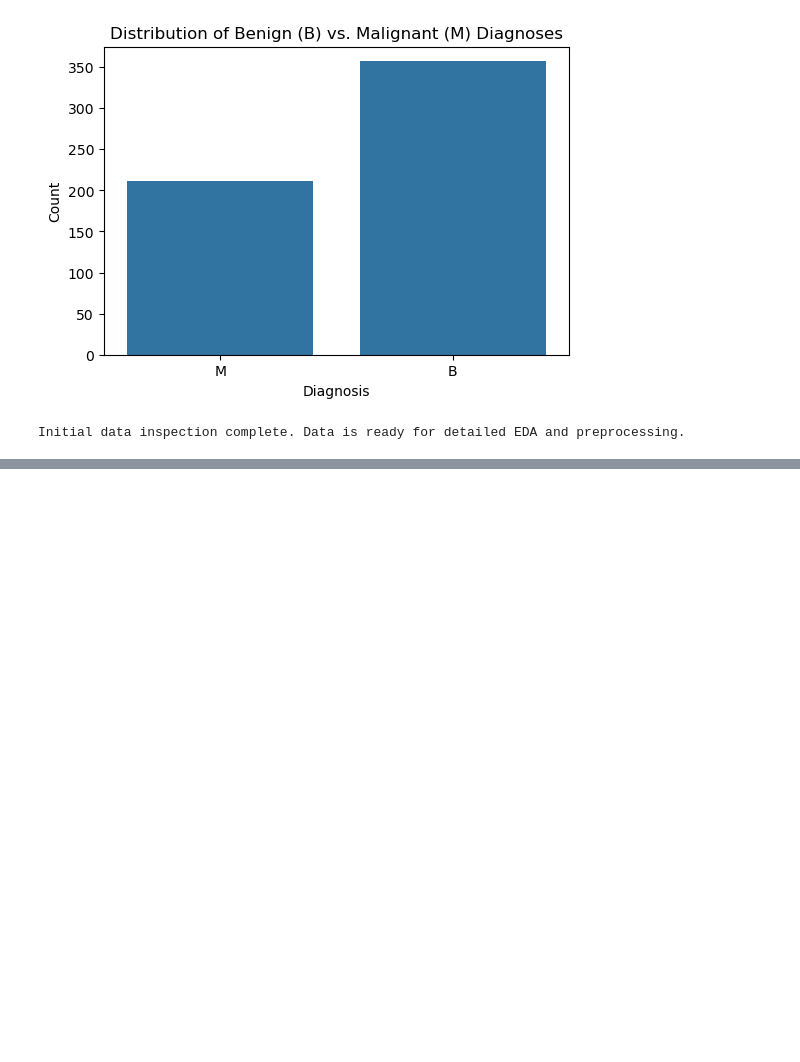
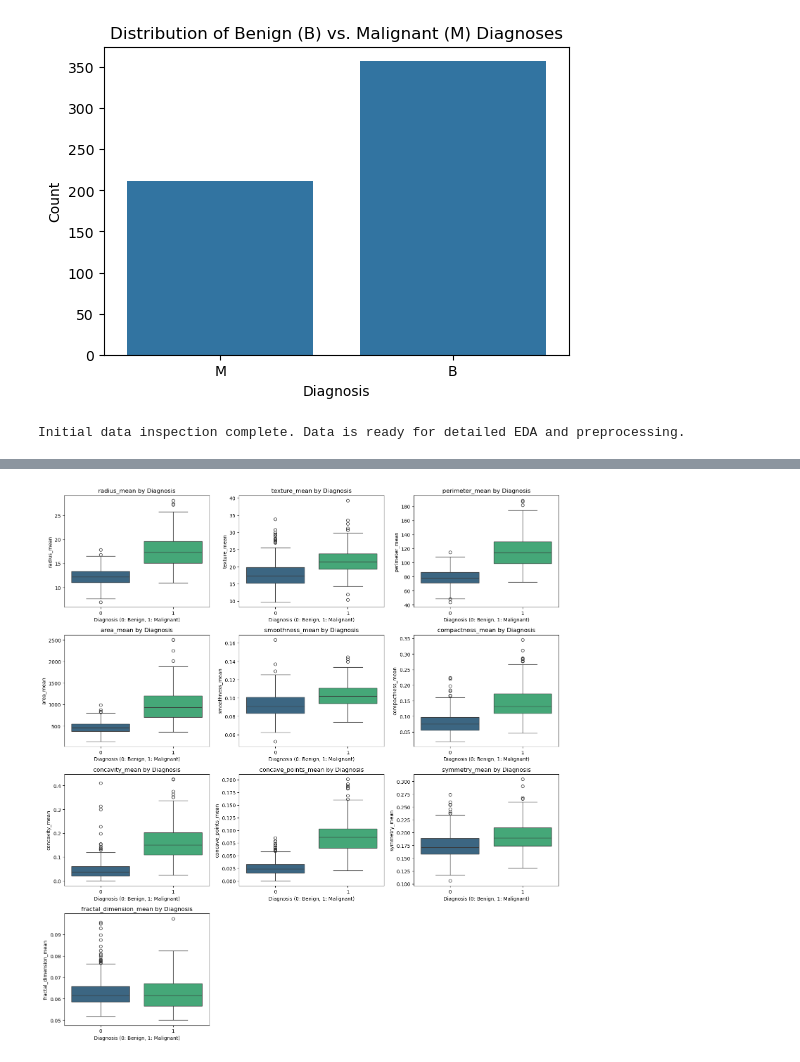
Before and after one commit to aishwaryeah88/breast-cancer-diagnosis, a Jupyter notebook: notebooks/01_breast_cancer_diagnosis_eda.ipynb, the cells around one changed output, grey strips where cells are left out. Cells and saved outputs as stored; diff of their text form; code cells hidden in the pictures; blank space fills up the shorter version.

Commit message:
feat: Completed detailed EDA and data preprocessing

```diff
--- a/notebooks/01_breast_cancer_diagnosis_eda.ipynb
+++ b/notebooks/01_breast_cancer_diagnosis_eda.ipynb
@@ -114,3 +114,97 @@ M    0.372583
 Name: proportion, dtype: float64
 [figure]
 Initial data inspection complete. Data is ready for detailed EDA and preprocessing.
+# %%
+
+
+# --- Section 4: Data Preprocessing ---
+print("\n--- Starting Data Preprocessing ---")
+
+# Task 1: Target Variable Encoding
+# 'M' (Malignant) to 1, 'B' (Benign) to 0
+# Create a copy to avoid SettingWithCopyWarning
+df_processed = df.copy()
+df_processed['Diagnosis'] = df_processed['Diagnosis'].map({'M': 1, 'B': 0})
+print("Diagnosis column encoded: 'M' (Malignant) -> 1, 'B' (Benign) -> 0")
+
+# Separate features (X) and target (y)
+X = df_processed.drop('Diagnosis', axis=1)
+y = df_processed['Diagnosis']
+print(f"Features (X) shape: {X.shape}")
+print(f"Target (y) shape: {y.shape}")
+
+
+# Task 2: Feature-Target Relationship (Visual EDA) - Deeper Dive
+# It's good to visualize how features differ between M and B classes.
+# Pick a subset of features to avoid too many plots initially.
+# Let's visualize the 'mean' features as they are usually most impactful.
+mean_features = ['radius_mean', 'texture_mean', 'perimeter_mean', 'area_mean',
+                 'smoothness_mean', 'compactness_mean', 'concavity_mean',
+                 'concave_points_mean', 'symmetry_mean', 'fractal_dimension_mean']
+
+print("\nVisualizing feature distributions per diagnosis (Box/Violin Plots):")
+# Create subplots for better organization
+n_cols = 3
+n_rows = (len(mean_features) + n_cols - 1) // n_cols # Calculate rows needed
+plt.figure(figsize=(n_cols * 5, n_rows * 4)) # Adjust figure size
+
+for i, feature in enumerate(mean_features):
+    plt.subplot(n_rows, n_cols, i + 1)
+    sns.boxplot(x='Diagnosis', y=feature, data=df_processed, palette='viridis')
+    plt.title(f'{feature} by Diagnosis')
+    plt.xlabel('Diagnosis (0: Benign, 1: Malignant)')
+    plt.ylabel(feature)
+plt.tight_layout()
+plt.show()
+
+print("\nVisualizing correlation matrix:")
+# Task 3: Correlation Analysis
+# Calculate correlation matrix
+correlation_matrix = df_processed.corr()
+
+# Plot heatmap of correlation matrix
+plt.figure(figsize=(16, 14)) # Adjust size for readability
+sns.heatmap(correlation_matrix, annot=False, cmap='coolwarm', fmt=".2f", linewidths=.5)
+plt.title('Correlation Matrix of Features')
+plt.show()
+
+# Focus on correlations with the target variable 'Diagnosis'
+print("\nTop 10 Features correlated with Diagnosis (absolute value):")
+target_correlations = correlation_matrix['Diagnosis'].abs().sort_values(ascending=False)
+print(target_correlations.head(11)) # +1 because Diagnosis correlates 1 with itself
+
+
+# Task 4: Data Scaling
+from sklearn.preprocessing import StandardScaler
+
+scaler = StandardScaler()
+X_scaled = scaler.fit_transform(X) # Fit and transform on features
+X_scaled_df = pd.DataFrame(X_scaled, columns=X.columns) # Convert back to DataFrame
+print(f"\nFeatures scaled using StandardScaler. Shape: {X_scaled_df.shape}")
+# print("First 5 rows of scaled data:")
+# print(X_scaled_df.head()) # Uncomment to see scaled data
+
+# Task 5: Train-Test Split
+from sklearn.model_selection import train_test_split
+
+# Split data into 80% training and 20% testing
+# stratify=y ensures that the proportion of M and B is the same in both train and test sets
+# random_state for reproducibility
+X_train, X_test, y_train, y_test = train_test_split(
+    X_scaled_df, y, test_size=0.2, random_state=42, stratify=y
+)
+
+print(f"\nData split into training and testing sets:")
+print(f"X_train shape: {X_train.shape}")
+print(f"X_test shape: {X_test.shape}")
+print(f"y_train shape: {y_train.shape}")
+print(f"y_test shape: {y_test.shape}")
+
+print("\nTrain-Test Split Diagnosis Distribution:")
+print("y_train distribution:")
+print(y_train.value_counts(normalize=True))
+print("y_test distribution:")
+print(y_test.value_counts(normalize=True))
+
+print("\nData preprocessing complete. Data is ready for model building!")
+# %% [output]
@@ -116,0 +217 @@ Initial data inspection complete. Data is ready for detailed EDA and preprocessi
+[figure, added]
```
Also changed, not shown: parts of 1 cell of this notebook.
